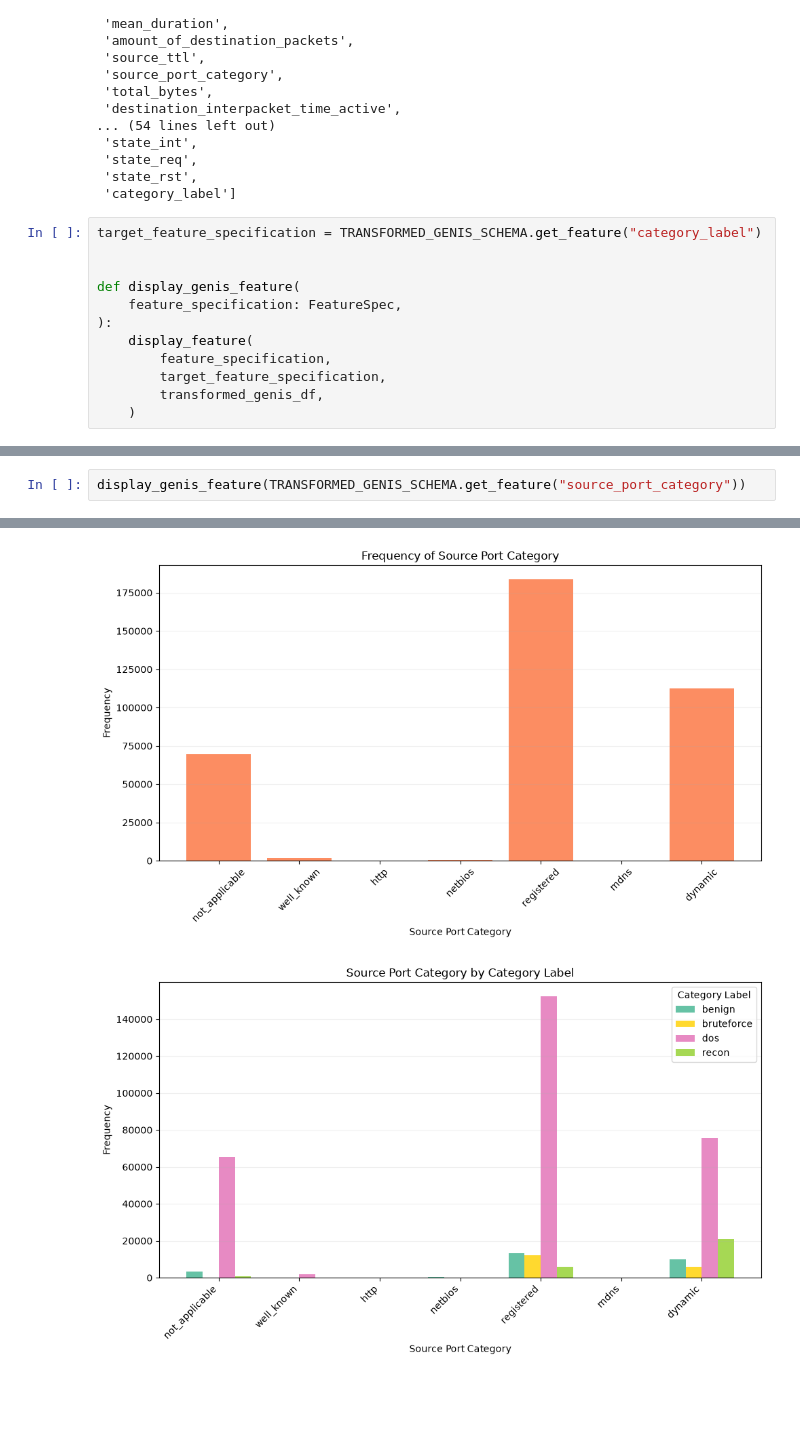
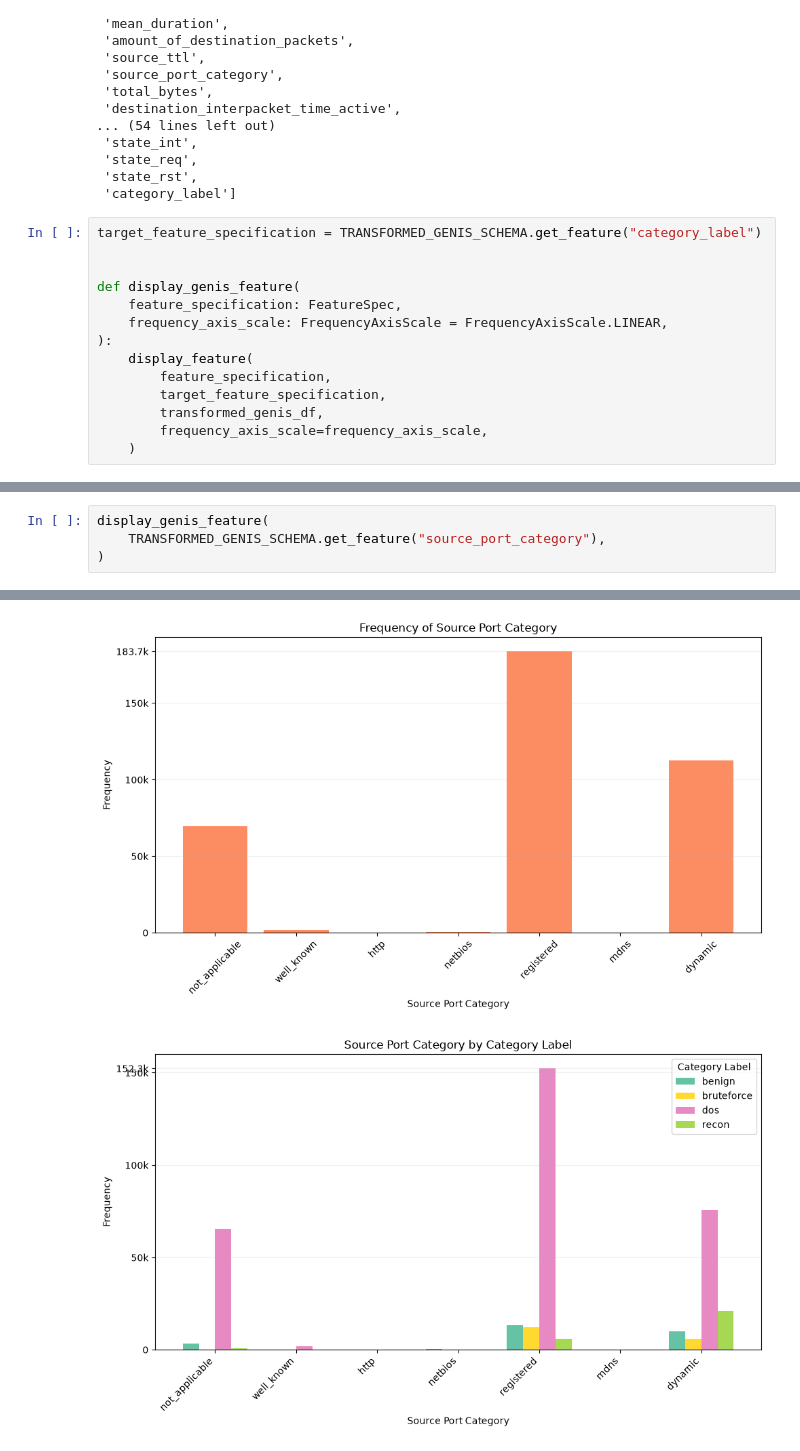
Before and after one commit to gabdumal/machine_learning_assignment, a Jupyter notebook: assignment/transformation/genis_analysis.ipynb, the cells around one changed output, grey strips where cells are left out. Saved outputs shown, nothing was run; the diff lists cells and outputs as text; blank space fills up the shorter version.

```diff
--- a/assignment/transformation/genis_analysis.ipynb
+++ b/assignment/transformation/genis_analysis.ipynb
@@ -35,10 +35,12 @@ target_feature_specification = TRANSFORMED_GENIS_SCHEMA.get_feature("category_la
 
 def display_genis_feature(
     feature_specification: FeatureSpec,
+    frequency_axis_scale: FrequencyAxisScale = FrequencyAxisScale.LINEAR,
 ):
     display_feature(
         feature_specification,
         target_feature_specification,
         transformed_genis_df,
+        frequency_axis_scale=frequency_axis_scale,
     )
 # %%
@@ -79,17 +85,19 @@ Destination Port Category
 # %%
-display_genis_feature(TRANSFORMED_GENIS_SCHEMA.get_feature("source_port_category"))
+display_genis_feature(
+    TRANSFORMED_GENIS_SCHEMA.get_feature("source_port_category"),
+)
 # %% [output]
 Source Port Category
 |  | name | label | semantic_type | role | description |
 | 0 | Source Port Category | source_port_category | categorical | predictor | Semantic category assigned to the... |
 |  | category | count | frequency |
 | 0 | not_applicable | 69685 | 0.189076 |
 | 1 | well_known | 2033 | 0.005516 |
 | 2 | http | 98 | 0.000266 |
 | 3 | netbios | 445 | 0.001207 |
 | 4 | registered | 183731 | 0.498516 |
 | 5 | mdns | 130 | 0.000353 |
 | 6 | dynamic | 112434 | 0.305066 |
-[figure, old version]
+[figure, new version]
-[figure, old version]
+[figure, new version]
 # %%
```
Also changed, not shown: parts of 4 cells of this notebook, 6 other files.
